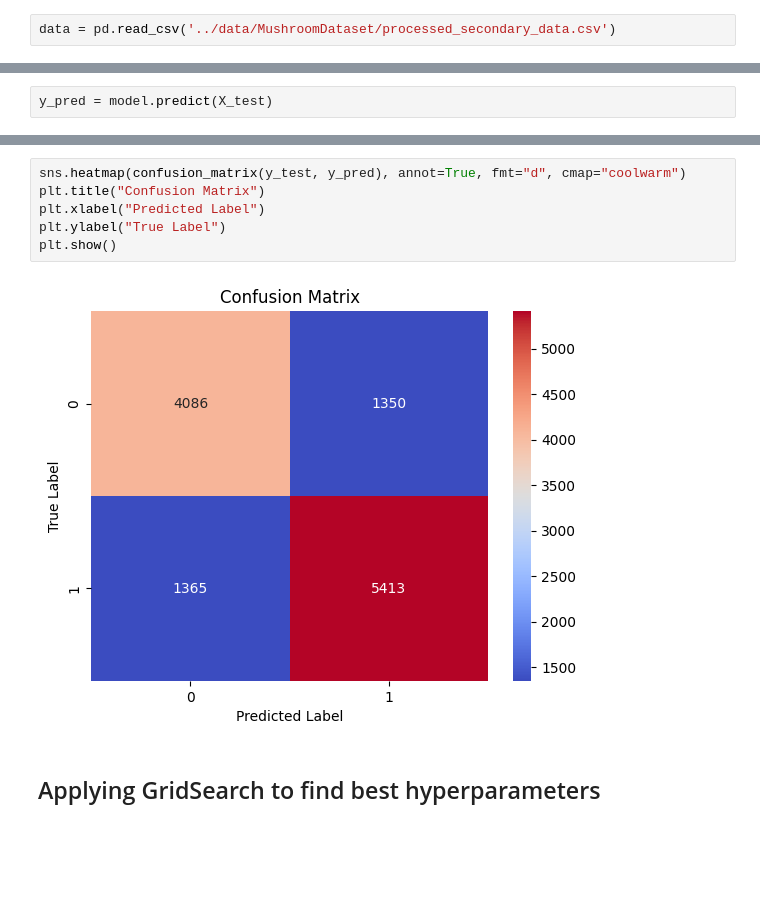
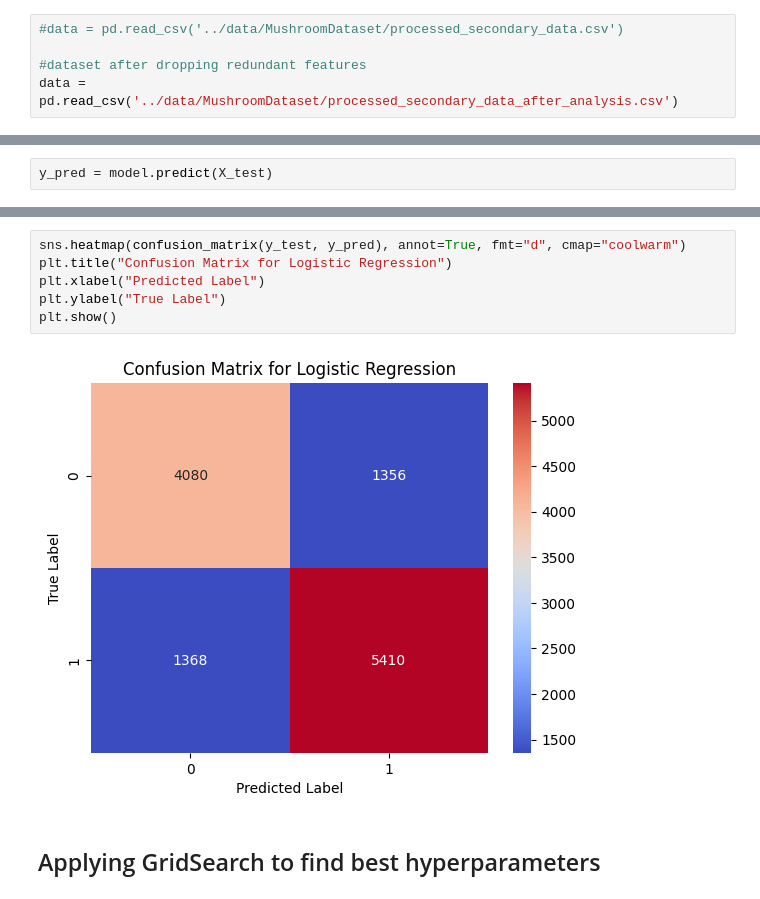
Before and after one commit to alicja-a-d/UAB_ML_project, a Jupyter notebook: notebook/Model.ipynb, the cells around one changed output, grey strips where cells are left out. Saved outputs shown, nothing was run; the diff lists cells and outputs as text; blank space fills up the shorter version.

Commit message:
re-run the models after dropping redundant features

```diff
--- a/notebook/Model.ipynb
+++ b/notebook/Model.ipynb
@@ -11,7 +11,10 @@ from sklearn import tree
 from sklearn.tree import DecisionTreeClassifier
 from sklearn.model_selection import cross_val_score
 # %%
-data = pd.read_csv('../data/MushroomDataset/processed_secondary_data.csv')
+#data = pd.read_csv('../data/MushroomDataset/processed_secondary_data.csv')
+
+#dataset after dropping redundant features
+data = pd.read_csv('../data/MushroomDataset/processed_secondary_data_after_analysis.csv')
 # %% [markdown]
 Poisonous mushrooms have a class of "1", edible "0".
 # %%
@@ -58,11 +61,11 @@ ROC-AUC Score: 0.8593054217525384
 # %%
 sns.heatmap(confusion_matrix(y_test, y_pred), annot=True, fmt="d", cmap="coolwarm")
-plt.title("Confusion Matrix")
+plt.title("Confusion Matrix for Logistic Regression")
 plt.xlabel("Predicted Label")
 plt.ylabel("True Label")
 plt.show()
 # %% [output]
-[figure, old version]
+[figure, new version]
 # %% [markdown]
 ## Applying GridSearch to find best hyperparameters
 # %%
```
Also changed, not shown: parts of 31 cells of this notebook, 2 other files.
